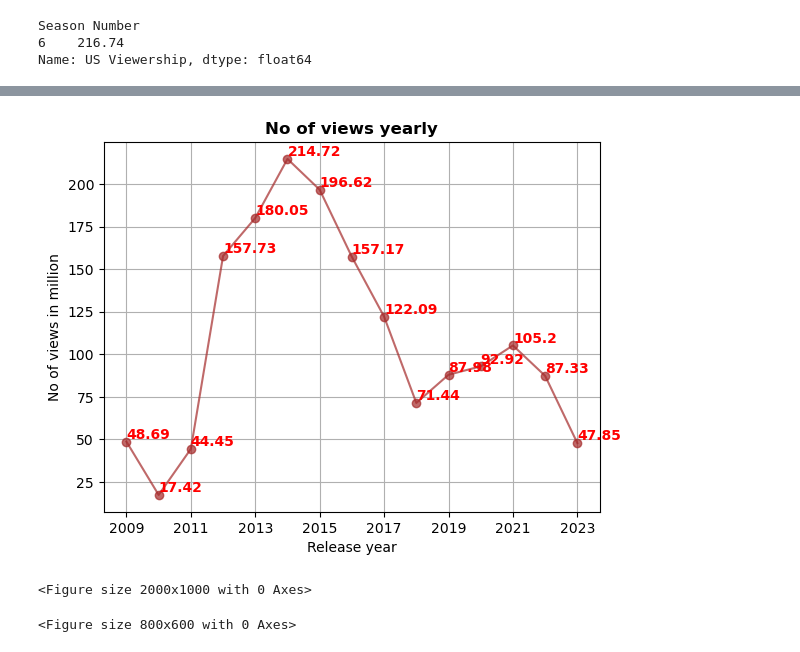
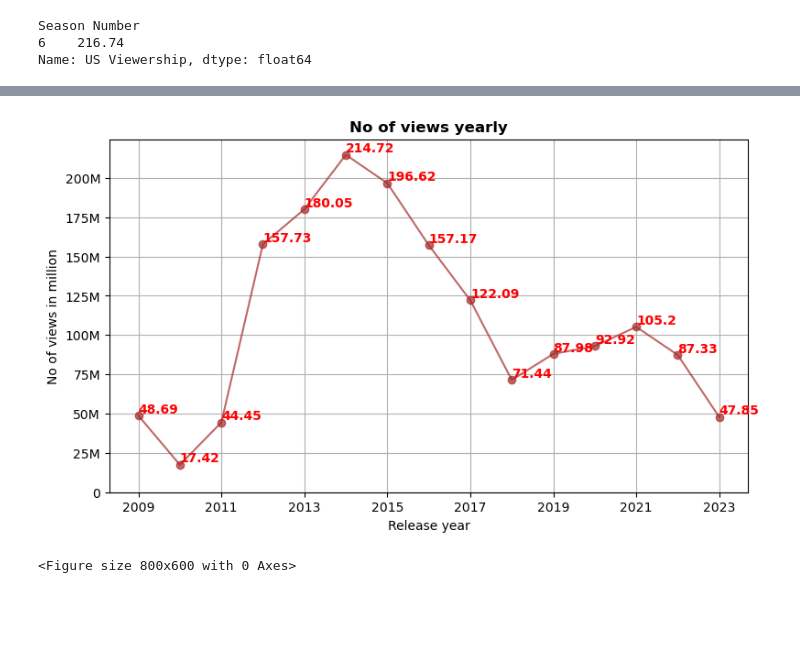
Before and after one commit to 0layiw0la/SHARK-TANK-INVESTMENT-ANALYSIS, a Jupyter notebook: SHARK TANK INVESTMENT ANALYSIS.ipynb, the cells around one changed output, grey strips where cells are left out. Saved outputs shown, nothing was run; the diff lists cells and outputs as text; code cells hidden in the pictures; blank space fills up the shorter version.

```diff
--- a/SHARK TANK INVESTMENT ANALYSIS.ipynb
+++ b/SHARK TANK INVESTMENT ANALYSIS.ipynb
@@ -150,18 +277,21 @@ print(Views_by_time)
 # %%
+# plots the line graph
+plt.figure(figsize=(9,5))
 Views_by_time.plot(kind = 'line', color ='brown',marker ='o',alpha = 0.7)
-
+# customizing the plot
 plt.ylabel("No of views in million")
 plt.title("No of views yearly",fontweight='bold')
 plt.grid(True)
+# Setting up y axis labels and values
+plt.gca().set_yticks([0,25,50,75,100,125,150,175,200]) #sets scale and values
+plt.gca().set_yticklabels(['0','25M','50M','75M','100M','125M','150M','175M','200M']) #sets the labels to be shown on the graph
+# Adds data labels
 for i, labelz in enumerate(views_per_year_labels):
     x = i  # Use the index for x-coordinate
     y = Views_by_time[i]   # Use the 'Y' column for y-coordinate
     plt.text(x, y, labelz, ha='left', va='bottom',color='red',fontweight='bold')
-plt.figure(figsize=(20, 10))
-plt.show()
 # %% [output]
-[figure, old version]
+[figure, new version]
-<Figure size 2000x1000 with 0 Axes>
 # %%
 #pitcher gender distribution
 gender_split = Sharkt.groupby('Pitchers Gender')['Pitchers Gender'].count()
```
Also changed, not shown: parts of 20 cells of this notebook.
